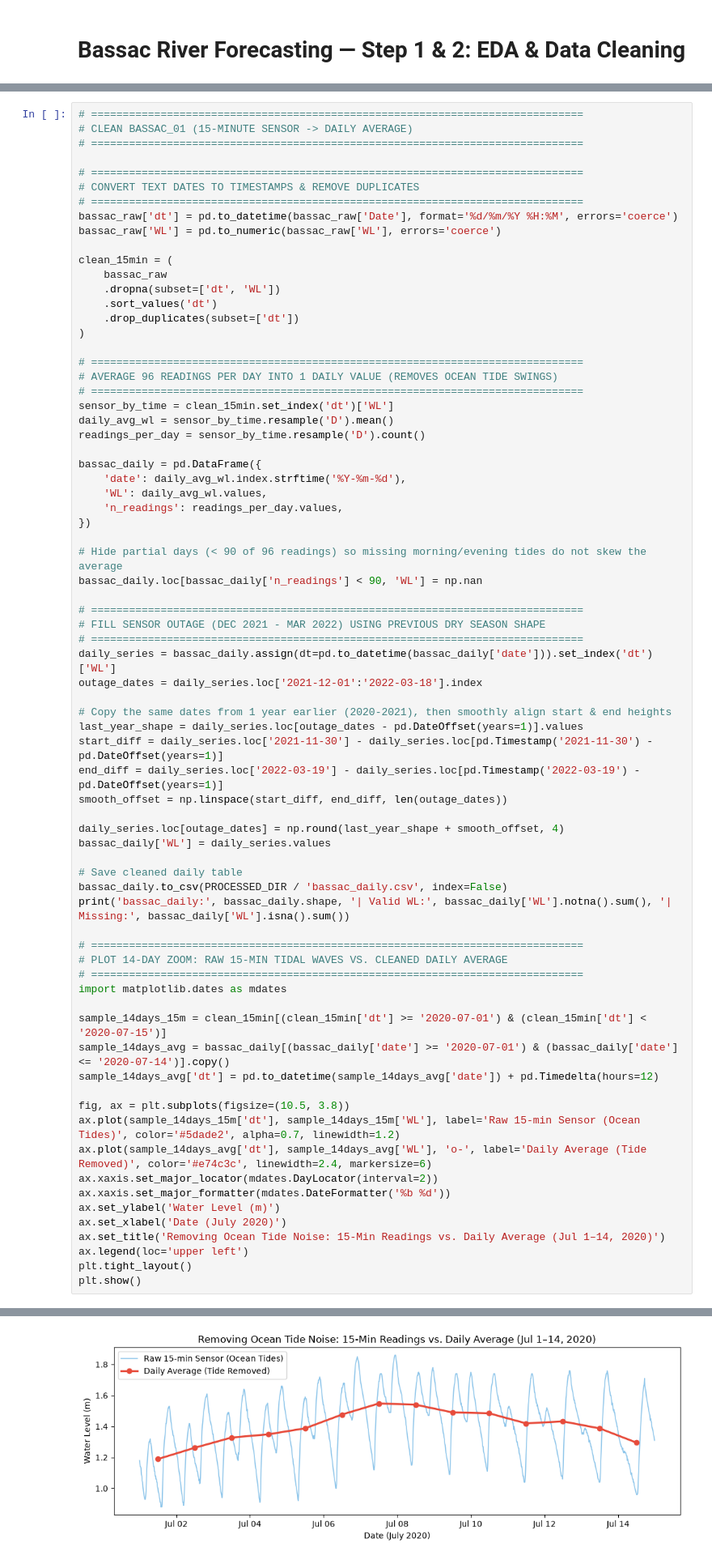
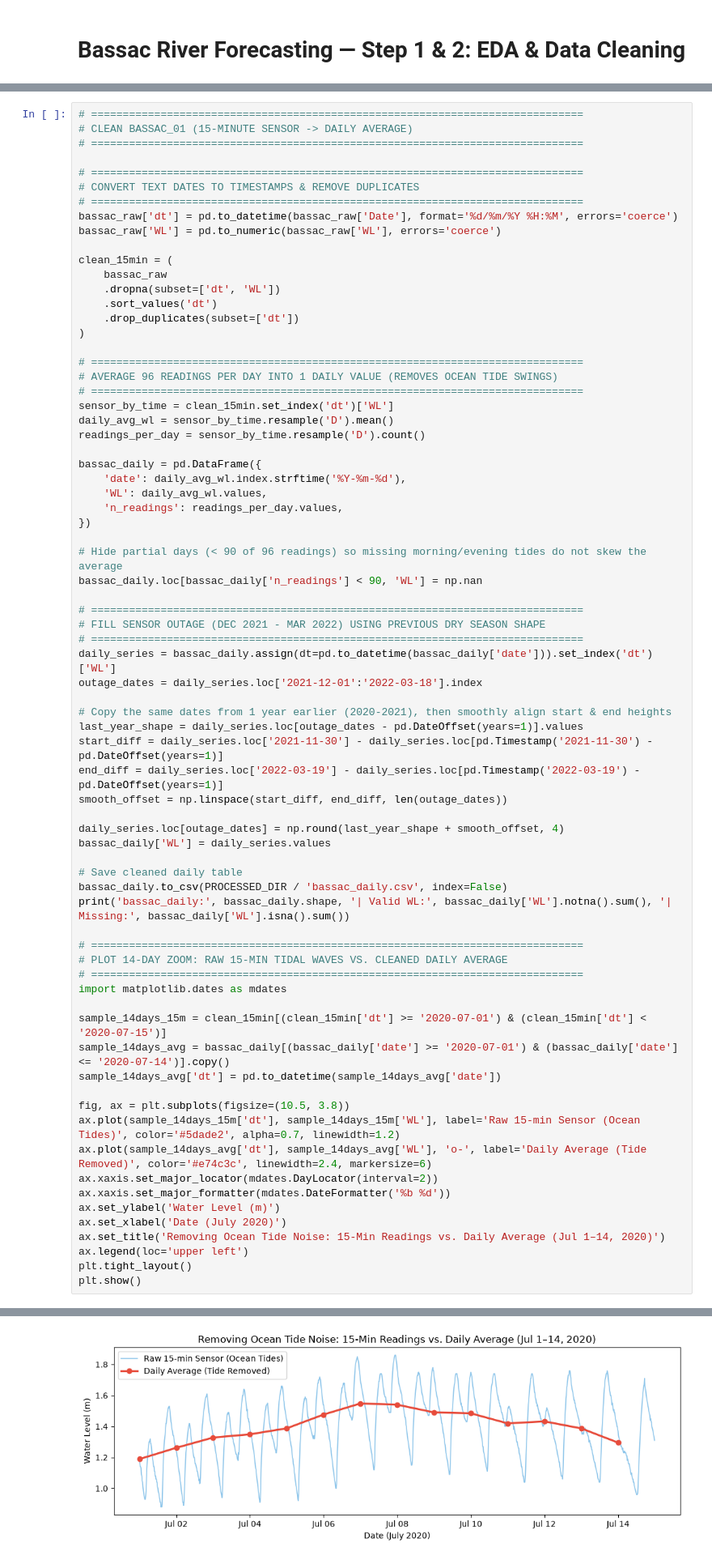
Before and after one commit to Dona-18/Machine-Learning---Fall2026, a Jupyter notebook: notebooks/01_eda_and_cleaning.ipynb, the cells around one changed output, grey strips where cells are left out. Shown at 81% size. Drawn from its saved outputs; the diff is of its cells as text.

```diff
--- a/notebooks/01_eda_and_cleaning.ipynb
+++ b/notebooks/01_eda_and_cleaning.ipynb
@@ -86,35 +86,35 @@ end_diff = daily_series.loc['2022-03-19'] - daily_series.loc[pd.Timestamp('2022-
 smooth_offset = np.linspace(start_diff, end_diff, len(outage_dates))
 
 daily_series.loc[outage_dates] = np.round(last_year_shape + smooth_offset, 4)
 bassac_daily['WL'] = daily_series.values
 
 # Save cleaned daily table
 bassac_daily.to_csv(PROCESSED_DIR / 'bassac_daily.csv', index=False)
 print('bassac_daily:', bassac_daily.shape, '| Valid WL:', bassac_daily['WL'].notna().sum(), '| Missing:', bassac_daily['WL'].isna().sum())
 
 # ==============================================================================
 # PLOT 14-DAY ZOOM: RAW 15-MIN TIDAL WAVES VS. CLEANED DAILY AVERAGE
 # ==============================================================================
 import matplotlib.dates as mdates
 
 sample_14days_15m = clean_15min[(clean_15min['dt'] >= '2020-07-01') & (clean_15min['dt'] < '2020-07-15')]
 sample_14days_avg = bassac_daily[(bassac_daily['date'] >= '2020-07-01') & (bassac_daily['date'] <= '2020-07-14')].copy()
-sample_14days_avg['dt'] = pd.to_datetime(sample_14days_avg['date']) + pd.Timedelta(hours=12)
+sample_14days_avg['dt'] = pd.to_datetime(sample_14days_avg['date'])
 
 fig, ax = plt.subplots(figsize=(10.5, 3.8))
 ax.plot(sample_14days_15m['dt'], sample_14days_15m['WL'], label='Raw 15-min Sensor (Ocean Tides)', color='#5dade2', alpha=0.7, linewidth=1.2)
 ax.plot(sample_14days_avg['dt'], sample_14days_avg['WL'], 'o-', label='Daily Average (Tide Removed)', color='#e74c3c', linewidth=2.4, markersize=6)
 ax.xaxis.set_major_locator(mdates.DayLocator(interval=2))
 ax.xaxis.set_major_formatter(mdates.DateFormatter('%b %d'))
 ax.set_ylabel('Water Level (m)')
 ax.set_xlabel('Date (July 2020)')
 ax.set_title('Removing Ocean Tide Noise: 15-Min Readings vs. Daily Average (Jul 1–14, 2020)')
 ax.legend(loc='upper left')
 plt.tight_layout()
 plt.show()
 # %% [output]
 bassac_daily: (1438, 3) | Valid WL: 1435 | Missing: 3
-[figure, old version]
+[figure, new version]
 # %%
 # ==============================================================================
 # CLEAN KOH KHEL, PHNOM PENH DISCHARGE, AND DAILY RAINFALL
```
